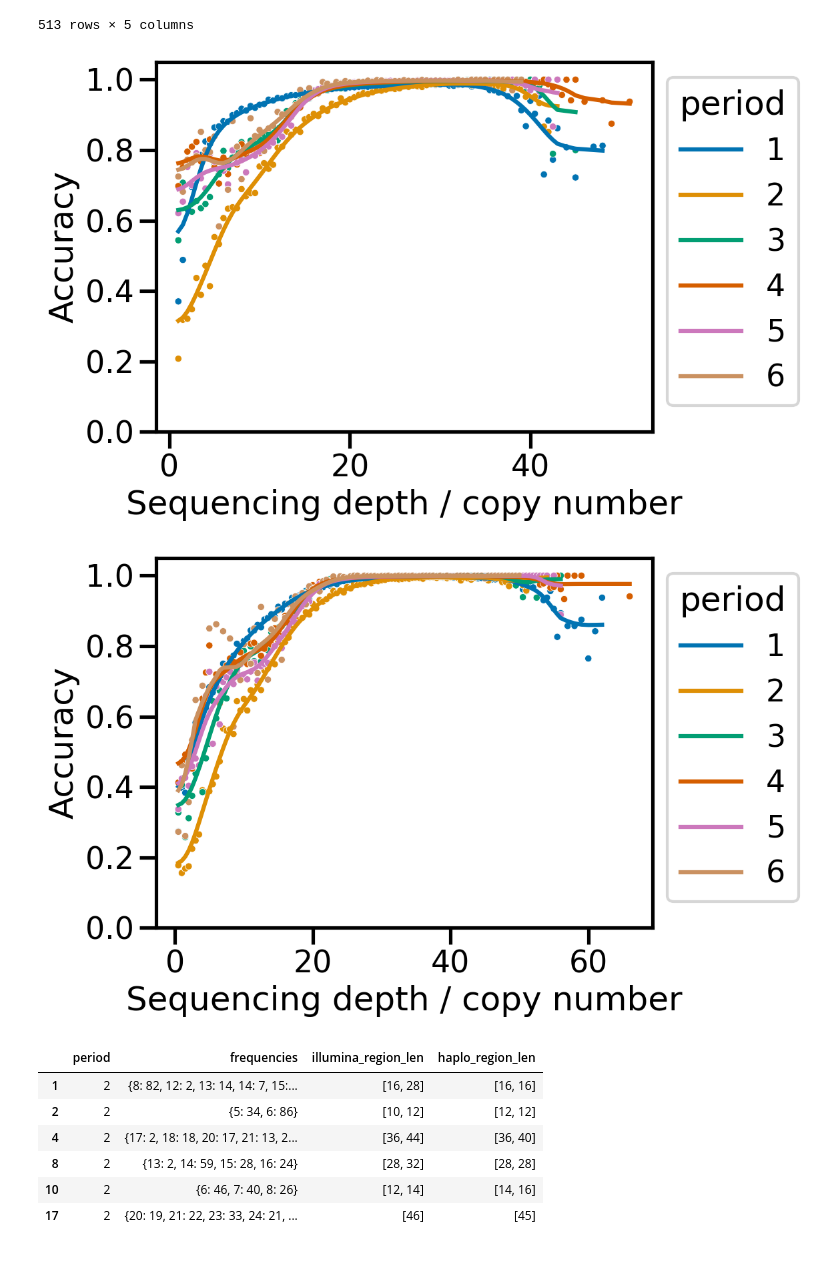
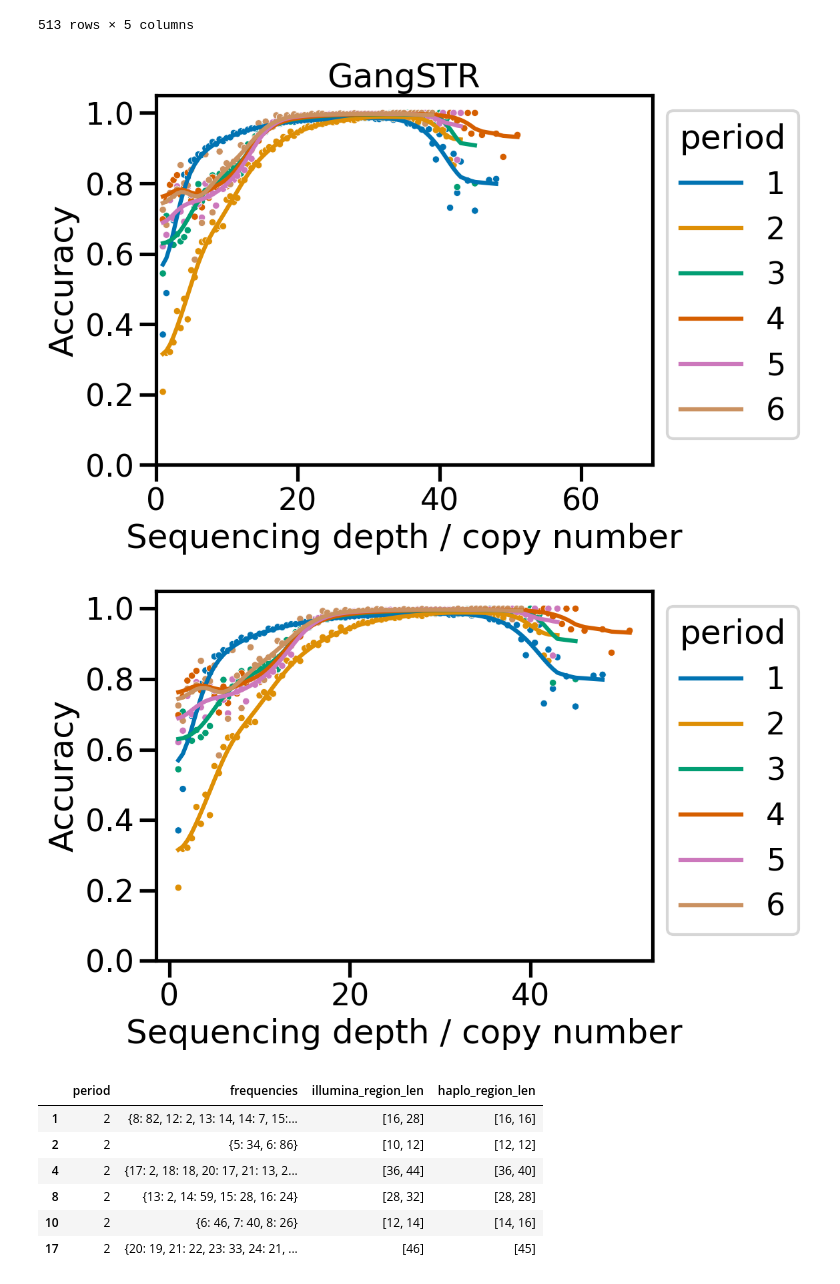
Before and after one commit to acg-team/ConSTRain-analyses, a Jupyter notebook: analyses/HG002/2024-03-19_haplotypes_vs_illumina_GangSTR.ipynb, the cells around one changed output. Drawn from its saved outputs; the diff is of its cells as text; code cells hidden in the pictures.

```diff
--- a/analyses/HG002/2024-03-19_haplotypes_vs_illumina_GangSTR.ipynb
+++ b/analyses/HG002/2024-03-19_haplotypes_vs_illumina_GangSTR.ipynb
@@ -23,6 +23,7 @@ df_covered_repeats = df_covered_repeats.assign(
 
 df_covered_repeats = df_repeats[df_repeats["str_id"].isin(df_covered_repeats["str_id"])]
 
+autosomes = [f"chr{i}" for i in range(1, 23)]
 df_hg002 = df_hg002.merge(
     df_covered_repeats[["str_id", "chr", "start", "end", "period", "unit", "ref"]], on="str_id", how="inner"
 ).assign(
@@ -220,3 +228,9 @@ df_plot
 | 21 | 6 | 10 | 20 | 5844 | 96.629021 | 97.672827 | 10-20 |
 | 22 | 6 | 20 | 30 | 23808 | 99.575773 | 99.609375 | 20-30 |
 | 23 | 6 | 30 | 1000000 | 4130 | 99.709443 | 99.709443 | 30- |
+# %%
+for name, data in df_plot.groupby("depth"):
+    print(name, np.average(data["accuracy_match"], weights=data["n"]), data["n"].sum())
+print()
+for name, data in df_plot.groupby("period"):
+    print(name, np.average(data["accuracy_match"], weights=data["n"]), data["n"].sum())
@@ -287,35 +315,37 @@ fig = plt.figure(dpi=150)
 
 ax = sns.lineplot(
     df_plot_cn,
     x = "depth",
     y = "smooth",
     hue="period",
     palette="colorblind",
     # linewidth=2
 )
 
 ax = sns.scatterplot(
     df_plot_cn,
     x = "depth",
     y = "accuracy",
     hue = "period",
     palette = "colorblind",
     s=25,
     ax = ax,
     legend=False
 )
 
 ax.set(
+    title = "GangSTR",
     xlabel = "Sequencing depth / copy number",
     ylabel = "Accuracy",
-    ylim=(0, 1.05)
+    ylim = (0, 1.05),
+    xlim = (0, 70)
 )
 
 ax.get_legend().set(bbox_to_anchor=(1, 1))
 
 plt.show()
 # %% [output]
-[figure, old version]
+[figure, new version]
 # %%
 fig = plt.figure(dpi=150)
 
@@ -349,7 +379,7 @@ ax.get_legend().set(bbox_to_anchor=(1, 1))
 
 plt.show()
 # %% [output]
-[figure, old version]
+[figure, new version]
 # %%
 (
     df_hg002
```
Also changed, not shown: parts of 3 cells of this notebook, 3 other files.
